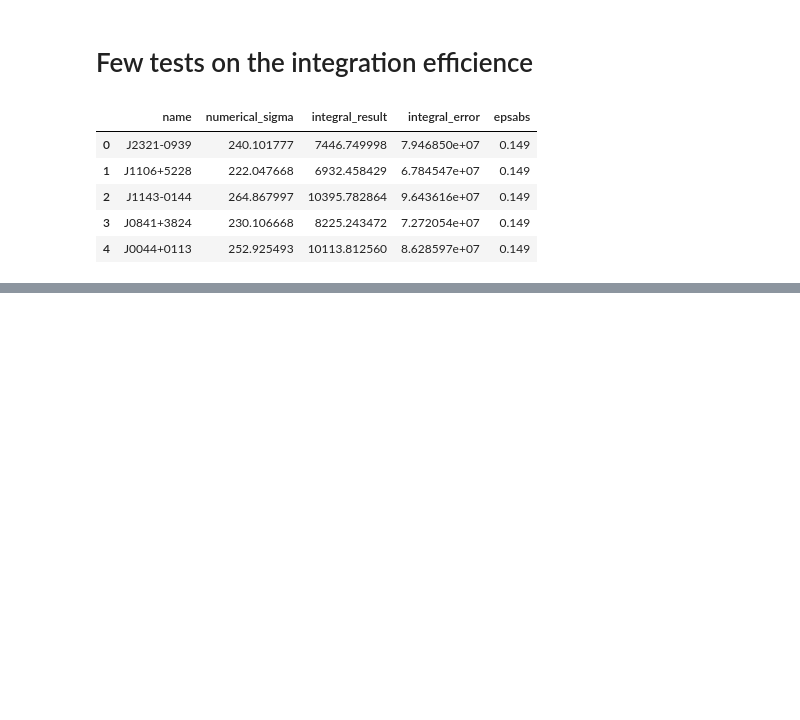
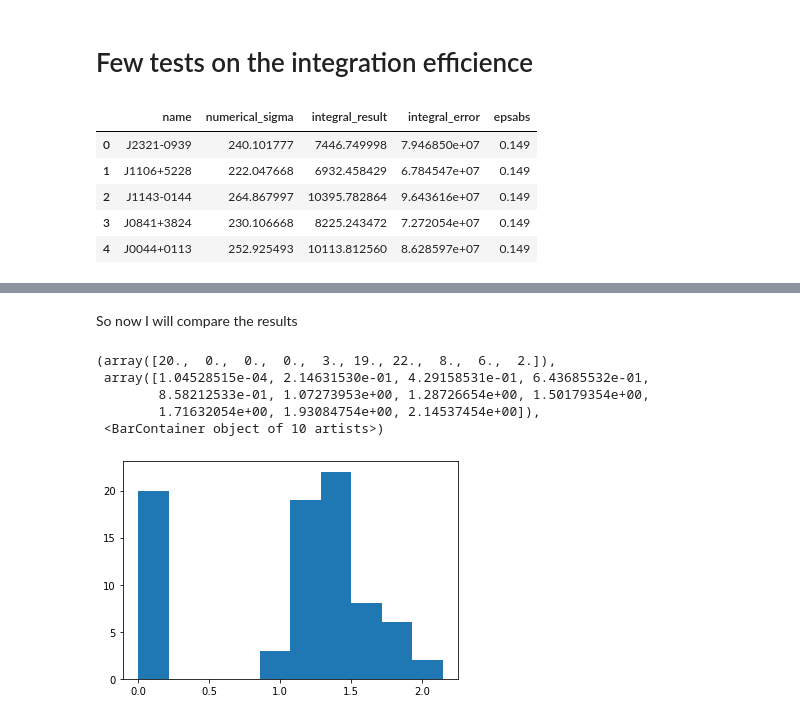
Before and after one commit to CosmoObs/SLtools, a Jupyter notebook: sltools/rings2cosmo/Velocity_dispersion_integrals/performancy_tests.ipynb, the cells around one changed output, grey strips where cells are left out. Cells and saved outputs as stored; diff of their text form; code cells hidden in the pictures; blank space fills up the shorter version.

```diff
--- a/sltools/rings2cosmo/Velocity_dispersion_integrals/performancy_tests.ipynb
+++ b/sltools/rings2cosmo/Velocity_dispersion_integrals/performancy_tests.ipynb
@@ -43,0 +57,3 @@ $$
+# %%
+data = pd.read_csv('../data/sample80.csv')
+data.head()
@@ -43,0 +119,29 @@ $$
+# %%
+#### Now I will create a data frame to compare with the numerical integral
+
+Analitical = []
+cols = ("name", "z_S", "z_L", "theta_E", "theta_ap","seeing_atm",  "analitical_result")
+
+alpha = 2.0
+beta = 0.18
+delta = 2.4
+gamma = 1.0
+epsabs_values = (1.49e-01, 1.49e-02, 1.49e-03, 1.49e-04, 1.49e-05, 1.49e-06, 1.49e-07, 1.49e-08)
+data = pd.read_csv('../data/sample80.csv')
+
+for i in range(len(data)):
+    ## data
+    name = data['name'][i]
+    z_L = data['zl'][i]
+    z_S = data['zs'][i]
+    theta_E = (data['theta_E'].values * u.arcsec).to(u.rad)[i].value
+    theta_ap = (data['theta_ap'].values * u.arcsec).to(u.rad)[i].value
+    seeing_atm = (data['sigma_atm'].values * u.arcsec).to(u.rad)[i].value
+
+    analitical_result = analitical_integral(z_S, z_L, theta_E, seeing_atm, theta_ap, alpha,  delta, beta, gamma)
+
+    temp = (name, z_S, z_L, theta_E, theta_ap, seeing_atm, analitical_result)
+    Analitical.append (dict(zip(cols,temp)))
+# %%
+Analitical = pd.DataFrame(Analitical)
+Analitical.head()
@@ -43,0 +166,19 @@ $$
+# %% [markdown]
+So now I will compare the results
+# %%
+df_n04 = numerical[numerical["epsabs"] == 1.49e-04]
+df_n04 = df_n04.set_index('name').join(Analitical.set_index('name'))
+### to calculate the relative error
+errors = []
+
+for i in df_n04.index:
+    errors.append(abs(df_n04['integral_result'][i] - df_n04['analitical_result'][i])/df_n04['analitical_result'][i]*100)
+
+plt.hist(errors)
+# %% [output]
+(array([20.,  0.,  0.,  0.,  3., 19., 22.,  8.,  6.,  2.]),
+ array([1.04528515e-04, 2.14631530e-01, 4.29158531e-01, 6.43685532e-01,
+        8.58212533e-01, 1.07273953e+00, 1.28726654e+00, 1.50179354e+00,
+        1.71632054e+00, 1.93084754e+00, 2.14537454e+00]),
+ <BarContainer object of 10 artists>)
+[figure, added]
```
Also changed, not shown: parts of 12 cells of this notebook.
